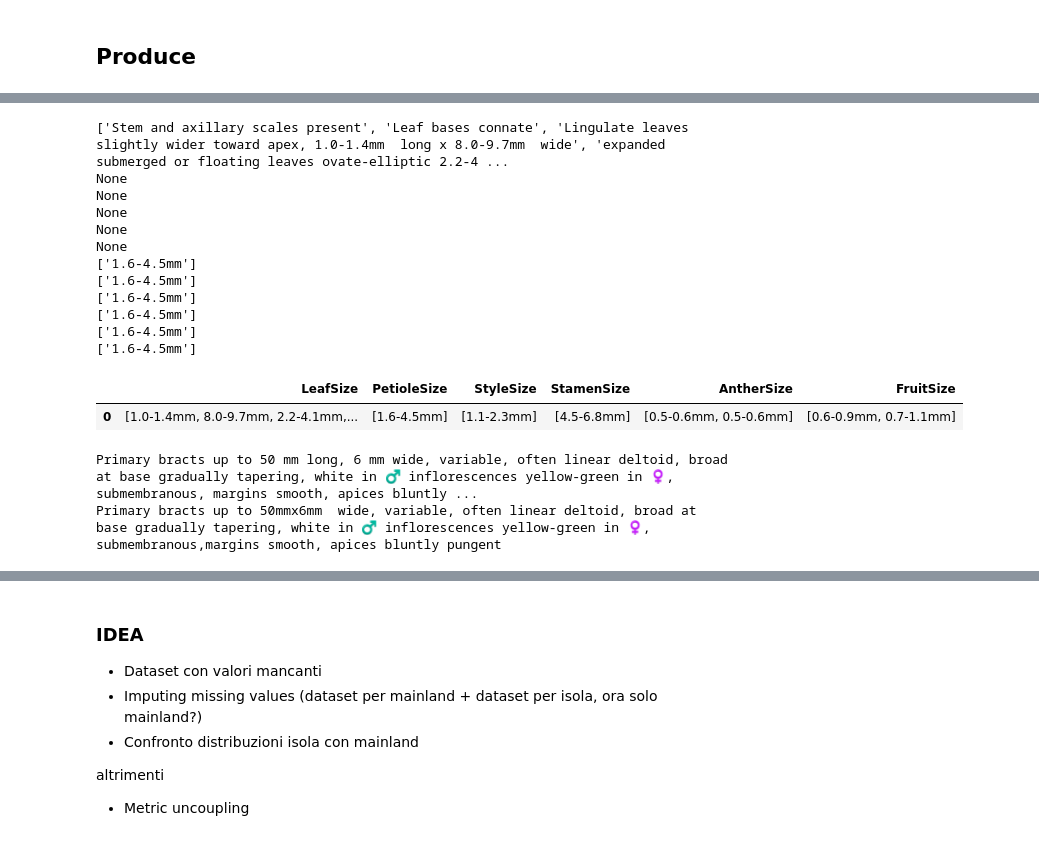
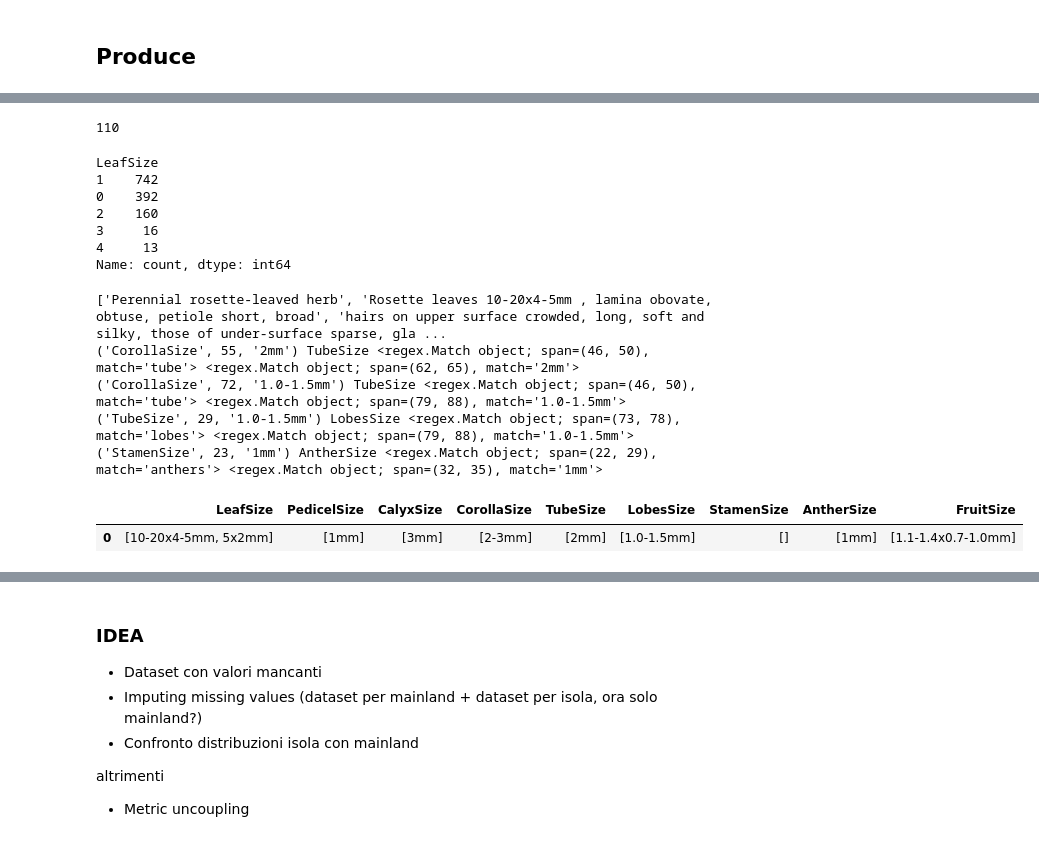
Before and after one commit to simone7monaco/newzeland-plants, a Jupyter notebook: Analysis.ipynb, the cells around one changed output, grey strips where cells are left out. Cells and saved outputs as stored; diff of their text form; code cells hidden in the pictures.

```diff
--- a/Analysis.ipynb
+++ b/Analysis.ipynb
@@ -79,48 +50,38 @@ full_regex = rf"({number}(-{number})?(-{number})?{unit}?x)?({number}(-{number})?
 tmp = []
 anomalies = set() # species with anomalies
 
-def extract_features(i, feats:list, wordmeasure_distance=10): # TODO: automatic wordmeasure_distance
+def extract_features(i, feats:list, wordmeasure_distance=10):
 	features = {}
 	for feat in feats:
 		if len(feat) < 1:
 			continue
-		# measure is a number and a unit of measurement (e.g. 1.5 mm)
 		feat = feat.replace(',', ' ')
 		measures = re.finditer(full_regex, feat)
 		for measure in measures:
 			found = None
 			# measure_position = len(re.findall(r'\s+', feats[0][:measure.span()[0]]))
 			for key, values in extra_features.items():
-				# remove any of .; at the end of the sentence
-				feat = feat[:-1] if feat[-1] in ['.', ';'] else feat
+				feat = feat[:-1] if feat[-1] in ['.', ';'] else feat # remove any of .; at the end of the sentence
 				matched_word = list(re.finditer( r'\b('+ '|'.join([w for w in set(values)]) + r')\b', feat.lower()))
 				if any(matched_word):
-				# if any([w == wf for w in set(values) for wf in feat.lower().split()]):
-					# TODO: Esclusa, cercare di riprodurla tramite ordine priorità se ancora necessaria
-					# if 'calyx' in feat.lower() and key != 'CalyxSize' or 'petiole' in feat.lower() and key != 'PetioleSize' or 'anther' in feat.lower() and key != 'AntherSize' or 'pedicel' in feat.lower() and key != 'PedicelSize':
-					# 	continue
-					"TODO: Caso up to 3m, petiole 2mm???"
-					if key != 'Stature':
+					if key != 'Stature': # TODO: Caso up to 3m, petiole 2mm???
 						matched_word = [w for w in matched_word if w.span()[0] < measure.span()[0]]
 						if not any(matched_word):
 							continue # if not stature and measure appears before the word, skip
 					matched_word = sorted(matched_word, key=lambda word: word.span()[1] - measure.span()[0])[0]
-					# word_match_position = len(re.findall(r'\s+', feats[0][:matched_word.span()[0]]))
 
 					# Priorities: Stature > ...
 					if found and found[0] == 'Stature':
 						continue
-					if found and found[0] == 'SeedSize' and key=='FruitSize':
-						continue # If a key word for seed size and e.g. "per fruit" are contained in the string: Place the values in seed size only
-					if found and found[0] in ['StamenSize', 'AntherSize', 'StigmaSize', 'StyleSize', 'OvarySize'] and key in ['FlowerSize', 'PetalSize']:
+					if found and found[0] in ['StamenSize', 'AntherSize', 'StigmaSize', 'StyleSize', 'OvarySize', 'PetioleSize', 'PedicelSize'] and key in ['FlowerSize', 'PetalSize']:
 						continue # Place in stamen size, anther size, stygma size, style size, ovary size respectively, ignoring flower and petal size
 					if found and found[0] =='InflorescenceSize' and key == 'FlowerSize':
 						continue # if inflorencence was already found, skip flower (e.g., "flower stem" associated with inflorescence only)
-					if found and found[0] == 'FruitSize' and not any([w in feat.lower() for w in ['achene', 'cypsela']]):
+					if found and found[0] == 'SeedSize' and key=='FruitSize' and not any([w in feat.lower() for w in ['achene', 'cypsela']]):
+						continue # If a key word for seed size and e.g. "per fruit" are contained in the string: Place the values in seed size only
+					if found and found[0] == 'FruitSize' and key!='SeedSize': # the last condition should be redundant
 						continue # word for fruit size is used, except cypsela or achene: Ignore other words and place in fruit size
 
-					# if abs(word_match_position - measure_position) > wordmeasure_distance:
-					# 	pass
 					this_distance = abs(matched_word.span()[1] - measure.span()[0])
 					# this_distance = abs(word_match_position - measure_position)
 					if found:
@@ -130,25 +91,23 @@ def extract_features(i, feats:list, wordmeasure_distance=10): # TODO: automatic
 							pass
 							# print(f'OK>> Multiple features found ({found}, {key}) in "{feat}"')
 						else:
-							if this_distance > found[1]:
+							if this_distance >= found[1]:
 								continue
 							else:
-								print(found, key, matched_word, measure)
+								# print(found, key, matched_word, measure)
 								features[found[0]].remove(found[2])
-							tmp.append(f'({i}) Multiple features found ({found[0]}, {key}) in "{feat}"')
 							anomalies.add(i)
 					found = (key, this_distance, measure.group())
-					# print(key,[w.lower() for w in set(values)|set([key]) if w.lower() in feat.lower()], measure)
 
 					if key in features:
 						features[key].append(measure.group())
 					else:
 						features[key] = [measure.group()]
-			# primary features, if key is in petiole, anther, pedicel, calix
 	return pd.Series(features)
 # %%
 def string_preprocessing(s):
-	s = s.replace('\xa0', ' ').replace('×', 'x').replace('–', '-') # remove non-breaking space and replace multiplication sign with x
+	s = s.replace('\xa0', ' ').replace('×', 'x').replace('–', '-').replace('·', '.') # remove non-breaking space and replace multiplication sign with x
+	s = re.sub(r'(?<=xcluding)\s+[\w-]+', ' ', s) # remove each word following "excluding" (Mericarps (excluding style) 2.5-3.0 mm should point to "Mericarps")
 	s = re.sub(fr'-?\(-?{number}-?\)-?', '', s) # remove all parentesis surrounding a number (e.g. (-1.5))
 	s = s.replace('--', '-').replace('-.', '-').replace('..', '.')
 	s = s.replace('(', '').replace(')', '')
@@ -168,7 +127,6 @@ def string_preprocessing(s):
 	s = re.sub(r'(?<=\d\.\d+)(\.\d?)', '', s) # fix the error in which there is a doubled dot in a number (e.g. 1.5.2), in the case, remove the second dot and the eventual numbers after it
 	s = re.sub(r'(?<=[a-ln-z])-(?=\d)', ' ', s) # remove all '-' preceded by a letter (different from m) and followed by a number (e.g. to-250mm --> to 250mm)
 	s = re.sub(r'(?<![a-z])(l|I)(?=[\s\.-]|\d)', '1', s) # replace all 'l' or "I" characters which should be '1' (e.g. l.5 --> 1.5). This should be followed by a space, a dot, a hyphen, or a number and not preceded by a letter
-	s = re.sub('|'.join(words_to_remove), '', s, flags=re.IGNORECASE) # remove words to remove
 	return s
 # %%
 features = species.Features.apply(string_preprocessing).str.split(r'(?<!\sc)[.;]\s|;').reset_index().apply(lambda x: extract_features(x.SpeciesName, x.Features), axis=1)
@@ -182,27 +165,27 @@ UnboundLocalError: local variable 'this_distance' referenced before assignment
+# %%
+processed_features.LeafSize.isna().sum()
+# %% [output]
+110
+# %%
+processed_features.LeafSize.str.split(';').apply(lambda x: sum(['x' in y for y in x]) if not isinstance(x, float) else 0).value_counts()
+# %% [output]
+LeafSize
+1    742
+0    392
+2    160
+3     16
+4     13
+Name: count, dtype: int64
 # %%
-sp = 'callitriche-chathamensis'
+sp = 'myosotis-antarctica'
 ft = species.iloc[species.index.get_loc(sp):species.index.get_loc(sp)+1].Features
 print(ft.apply(string_preprocessing).str.split(r'(?<!\sc)[.;]\s|;')[0])
 ft.apply(string_preprocessing).str.split(r'(?<!\sc)[.;]\s|;').reset_index().apply(lambda x: extract_features(x.SpeciesName, x.Features), axis=1)
 # %% [output]
-['Stem and axillary scales present', 'Leaf bases connate', 'Lingulate leaves slightly wider toward apex, 1.0-1.4mm  long x 8.0-9.7mm  wide', 'expanded submerged or floating leaves ovate-elliptic 2.2-4 ...
-None
-None
-None
-None
-None
-['1.6-4.5mm']
-['1.6-4.5mm']
-['1.6-4.5mm']
-['1.6-4.5mm']
-['1.6-4.5mm']
-['1.6-4.5mm']
+['Perennial rosette-leaved herb', 'Rosette leaves 10-20x4-5mm , lamina obovate, obtuse, petiole short, broad', 'hairs on upper surface crowded, long, soft and silky, those of under-surface sparse, gla ...
+('CorollaSize', 55, '2mm') TubeSize <regex.Match object; span=(46, 50), match='tube'> <regex.Match object; span=(62, 65), match='2mm'>
+('CorollaSize', 72, '1.0-1.5mm') TubeSize <regex.Match object; span=(46, 50), match='tube'> <regex.Match object; span=(79, 88), match='1.0-1.5mm'>
+('TubeSize', 29, '1.0-1.5mm') LobesSize <regex.Match object; span=(73, 78), match='lobes'> <regex.Match object; span=(79, 88), match='1.0-1.5mm'>
+('StamenSize', 23, '1mm') AntherSize <regex.Match object; span=(22, 29), match='anthers'> <regex.Match object; span=(32, 35), match='1mm'>
-|  | LeafSize | PetioleSize | StyleSize | StamenSize | AntherSize | FruitSize |
-| 0 | [1.0-1.4mm, 8.0-9.7mm, 2.2-4.1mm,... | [1.6-4.5mm] | [1.1-2.3mm] | [4.5-6.8mm] | [0.5-0.6mm, 0.5-0.6mm] | [0.6-0.9mm, 0.7-1.1mm] |
+|  | LeafSize | PedicelSize | CalyxSize | CorollaSize | TubeSize | LobesSize | StamenSize | AntherSize | FruitSize |
+| 0 | [10-20x4-5mm, 5x2mm] | [1mm] | [3mm] | [2-3mm] | [2mm] | [1.0-1.5mm] | [] | [1mm] | [1.1-1.4x0.7-1.0mm] |
-# %%
-s = 'Primary bracts up to 50 mm long, 6\xa0mm wide, variable, often linear deltoid, broad at base gradually tapering, white in ♂ inflorescences yellow-green in ♀, submembranous, margins smooth, apices bluntly pungent'
-print(s)
-print(string_preprocessing(s))
-# %% [output]
-Primary bracts up to 50 mm long, 6 mm wide, variable, often linear deltoid, broad at base gradually tapering, white in ♂ inflorescences yellow-green in ♀, submembranous, margins smooth, apices bluntly ...
-Primary bracts up to 50mmx6mm  wide, variable, often linear deltoid, broad at base gradually tapering, white in ♂ inflorescences yellow-green in ♀, submembranous,margins smooth, apices bluntly pungent
```
Also changed, not shown: parts of 33 cells of this notebook, 5 other files.
